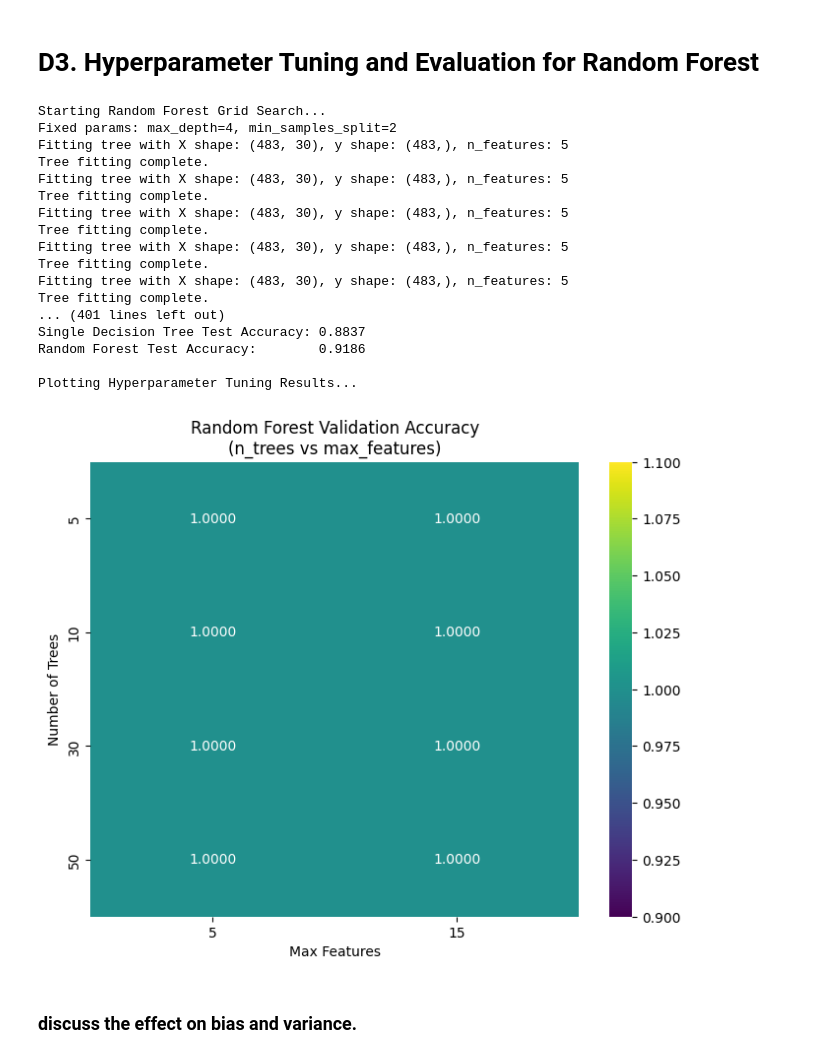
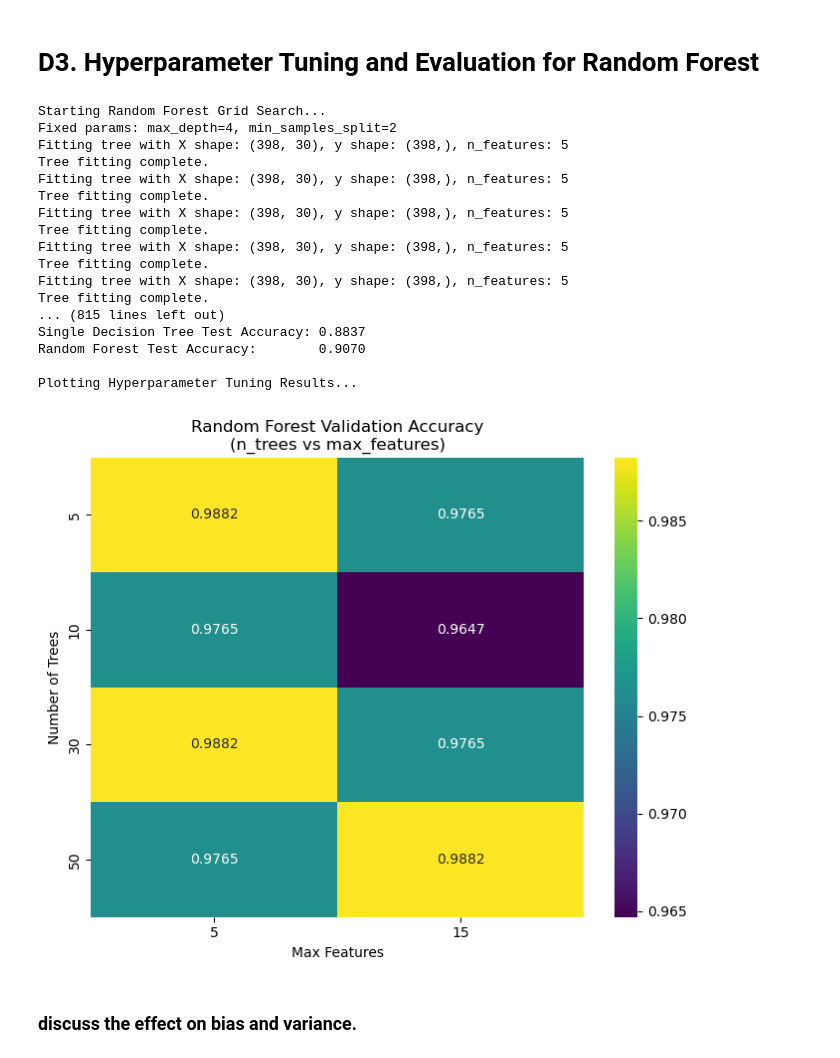
Before and after one commit to ziad540/Decision-Trees-Probabilistic-Models, a Jupyter notebook: decisionTree.ipynb, the cells around one changed output. Cells and saved outputs as stored; diff of their text form; code cells hidden in the pictures.

```diff
--- a/decisionTree.ipynb
+++ b/decisionTree.ipynb
@@ -261,8 +270,7 @@ for n_trees in n_trees_list:
     for max_features in max_features_list:
 
         rf = RandomForest(n_trees=n_trees, max_depth=rf_max_depth, min_samples_split=rf_min_samples_split, n_features=max_features)
-
-        rf.fit(X_train_final, Y_train_final)
+        rf.fit(X_train, Y_train)
         val_preds = rf.predict(X_val)
         acc = accuracy(Y_val, val_preds)
 
@@ -297,41 +305,41 @@ print(f"Precision: {precision_score(Y_test, rf_test_preds, average='weighted'):.
 print(f"Recall:    {recall_score(Y_test, rf_test_preds, average='weighted'):.4f}")
 print(f"F1-Score:  {f1_score(Y_test, rf_test_preds, average='weighted'):.4f}")
 
 # Comparison with Single Decision Tree
 print(f"\n--- Comparison ---")
 print(f"Single Decision Tree Test Accuracy: {accuracy_score(Y_test, y_pred_test):.4f}")
 print(f"Random Forest Test Accuracy:        {rf_test_acc:.4f}")
 
 # Plotting Random Forest Hyperparameter Tuning Results
 print("\nPlotting Hyperparameter Tuning Results...")
 results_df = pd.DataFrame(rf_results, columns=['n_trees', 'max_features', 'accuracy'])
 pivot_table = results_df.pivot(index='n_trees', columns='max_features', values='accuracy')
 
 plt.figure(figsize=(8, 6))
 sns.heatmap(pivot_table, annot=True, fmt=".4f", cmap='viridis')
 plt.title('Random Forest Validation Accuracy\n(n_trees vs max_features)')
 plt.xlabel('Max Features')
 plt.ylabel('Number of Trees')
 plt.show()
 # %% [output]
 Starting Random Forest Grid Search...
 Fixed params: max_depth=4, min_samples_split=2
-Fitting tree with X shape: (483, 30), y shape: (483,), n_features: 5
+Fitting tree with X shape: (398, 30), y shape: (398,), n_features: 5
 Tree fitting complete.
-Fitting tree with X shape: (483, 30), y shape: (483,), n_features: 5
+Fitting tree with X shape: (398, 30), y shape: (398,), n_features: 5
 Tree fitting complete.
-Fitting tree with X shape: (483, 30), y shape: (483,), n_features: 5
+Fitting tree with X shape: (398, 30), y shape: (398,), n_features: 5
 Tree fitting complete.
-Fitting tree with X shape: (483, 30), y shape: (483,), n_features: 5
+Fitting tree with X shape: (398, 30), y shape: (398,), n_features: 5
 Tree fitting complete.
-Fitting tree with X shape: (483, 30), y shape: (483,), n_features: 5
+Fitting tree with X shape: (398, 30), y shape: (398,), n_features: 5
 Tree fitting complete.
-... (401 lines left out)
+... (815 lines left out)
 Single Decision Tree Test Accuracy: 0.8837
-Random Forest Test Accuracy:        0.9186
+Random Forest Test Accuracy:        0.9070
 
 Plotting Hyperparameter Tuning Results...
-[figure, old version]
+[figure, new version]
 # %% [markdown]
 ### discuss the effect on bias and variance.
 # %%
```
Also changed, not shown: parts of 2 cells of this notebook, 1 other file.
